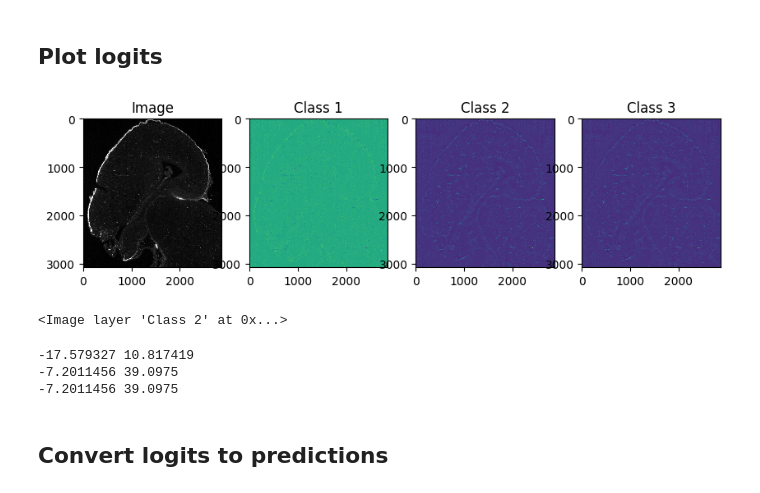
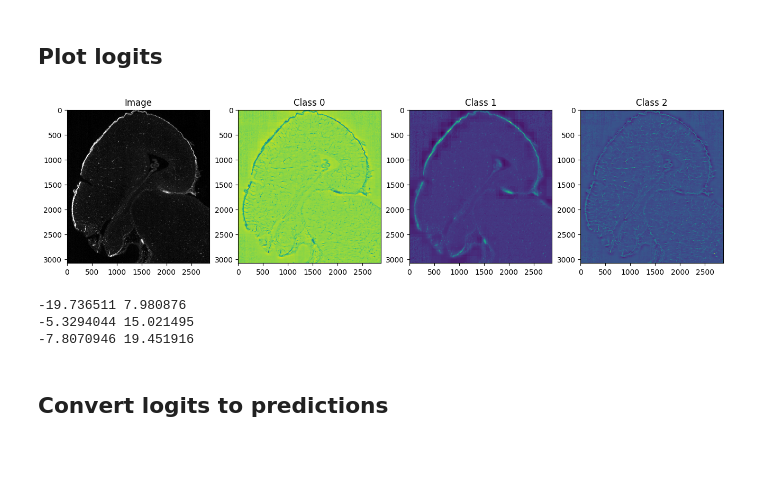
Before and after one commit to True-North-Intelligent-Algorithms/tnia-python, a Jupyter notebook: notebooks/imagesc/2025_03_19_vessel_3D_lightsheet/37_predict_unet.ipynb, the cells around one changed output. Saved outputs shown, nothing was run; the diff lists cells and outputs as text; code cells hidden in the pictures; blank space fills up the shorter version.

Commit message:
Iterate on vessel notebooks

```diff
--- a/notebooks/imagesc/2025_03_19_vessel_3D_lightsheet/37_predict_unet.ipynb
+++ b/notebooks/imagesc/2025_03_19_vessel_3D_lightsheet/37_predict_unet.ipynb
@@ -19,8 +19,8 @@ raster_geometry not imported.  This is only needed for the ellipsoid rendering i
 from pathlib import Path
 import os
 tnia_images_path = Path("D:/images/tnia-python-images")
-tnia_images_path = Path("/home/bnorthan/images/tnia-python-images")
-parent_path = tnia_images_path / "imagesc/2025_03_19_vessel_3D_lightsheet3"
+#tnia_images_path = Path("/home/bnorthan/images/tnia-python-images")
+parent_path = tnia_images_path / "imagesc/2025_03_19_vessel_3D_lightsheet"
 models_path = parent_path / 'models'
 
 im_name = 'image_175.tif'
@@ -28,6 +28,6 @@ im = imread(str(parent_path / (im_name)))
 # %% [markdown]
 ## Load unet
 # %%
-net = torch.load( Path(models_path) / 'model_march22.pth' )
+net = torch.load( Path(models_path) / 'model_march25.pth' )
 device = torch.device("cuda")
-net.to(device)
+temp = net.to(device)
@@ -102,32 +92,35 @@ torch.Size([1, 1, 3080, 2868])
 # %% [markdown]
 ## Plot logits
-# %%
-from tnia.plotting.plt_helper import imshow_multi2d
-
-#im = np.transpose(im, (1,2,0))
-
-logits.shape
-c1 = logits[0,0,:,:].cpu().detach().numpy()
-c2 = logits[0,1,:,:].cpu().detach().numpy()
-c3 = logits[0,1,:,:].cpu().detach().numpy()
-
-fig = imshow_multi2d([im, c1, c2, c3], ['Image', 'Class 1', 'Class 2', 'Class 3'], 1, 4, 10, 10,colormaps=['gray', 'viridis', 'viridis', 'viridis'])
-# %% [output]
-[figure, removed]
-# %%
-viewer.add_image(im, name='Image', colormap='gray')
-viewer.add_image(c1, name='Class 1')
-viewer.add_image(c2, name='Class 2')
-# %% [output]
-<Image layer 'Class 2' at 0x...>
-# %%
-print(c1.min(), c1.max())
-print(c2.min(), c2.max())
-print(c3.min(), c3.max())
-# %% [output]
--17.579327 10.817419
--7.2011456 39.0975
--7.2011456 39.0975
+# %%
+from tnia.plotting.plt_helper import imshow_multi2d
+
+#im = np.transpose(im, (1,2,0))
+classes = []
+colormaps = []
+colormaps.append('gray')
+
+titles = []
+titles.append('Image')
+for i in range(num_classes):
+    classes.append(logits[0,i,:,:].cpu().detach().numpy())
+    titles.append('Class ' + str(i))
+    colormaps.append('viridis')
+
+images = [im]+classes
+
+fig = imshow_multi2d(images, titles, 1, num_classes+1, 16, 10,colormaps=colormaps)
+# %% [output]
+[figure, added]
+# %%
+viewer.add_image(im, name='Image', colormap='gray')
+
+for i in range(num_classes):
+    print(classes[i].min(), classes[i].max())
+    viewer.add_image(logits[0,i,:,:].cpu().detach().numpy(), name='Class ' + str(i))
+# %% [output]
+-19.736511 7.980876
+-5.3294044 15.021495
+-7.8070946 19.451916
 # %% [markdown]
 ## Convert logits to predictions
 # %%
```
Also changed, not shown: parts of 11 cells of this notebook, 8 other files.
